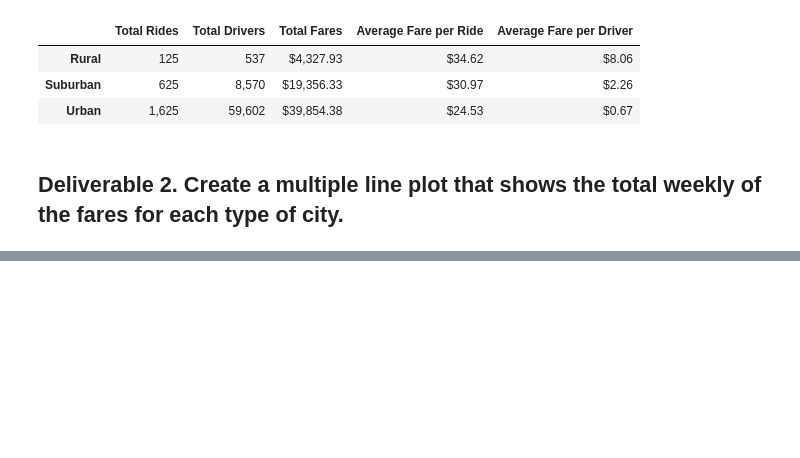
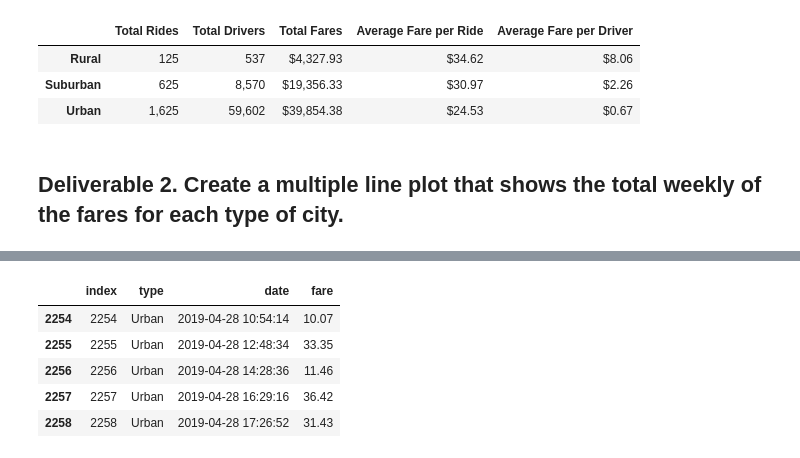
Before and after one commit to asliwinski23/PyBer_Analysis, a Jupyter notebook: PyBer_Challenge.ipynb, the cells around one changed output, grey strips where cells are left out. Cells and saved outputs as stored; diff of their text form; code cells hidden in the pictures; blank space fills up the shorter version.

```diff
--- a/PyBer_Challenge.ipynb
+++ b/PyBer_Challenge.ipynb
@@ -123 +155,17 @@ pyber_summary_df
+# %%
+# 4. Create a new DataFrame from the pivot table DataFrame using loc on the given dates, '2019-01-01':'2019-04-29'.
+start_date = "2019-01-01"
+end_date = "2019-04-29"
+after_start_date = df["date"] >= start_date
+before_end_date = df["date"] <= end_date
+between_two_dates = after_start_date & before_end_date
+filtered_dates = df. loc[between_two_dates]
+filtered_dates.tail()
+# %% [output]
+|  | index | type | date | fare |
+| 2254 | 2254 | Urban | 2019-04-28 10:54:14 | 10.07 |
+| 2255 | 2255 | Urban | 2019-04-28 12:48:34 | 33.35 |
+| 2256 | 2256 | Urban | 2019-04-28 14:28:36 | 11.46 |
+| 2257 | 2257 | Urban | 2019-04-28 16:29:16 | 36.42 |
+| 2258 | 2258 | Urban | 2019-04-28 17:26:52 | 31.43 |
 # %%
```
Also changed, not shown: parts of 10 cells of this notebook.
